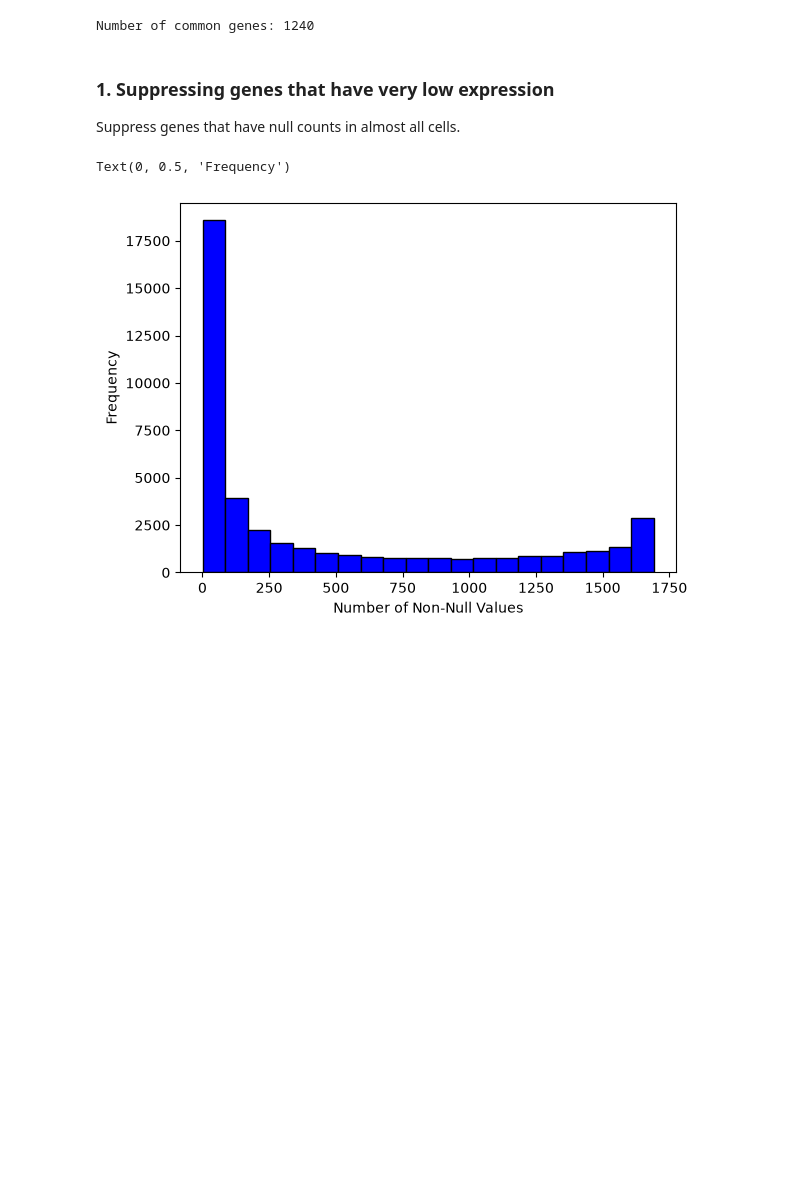
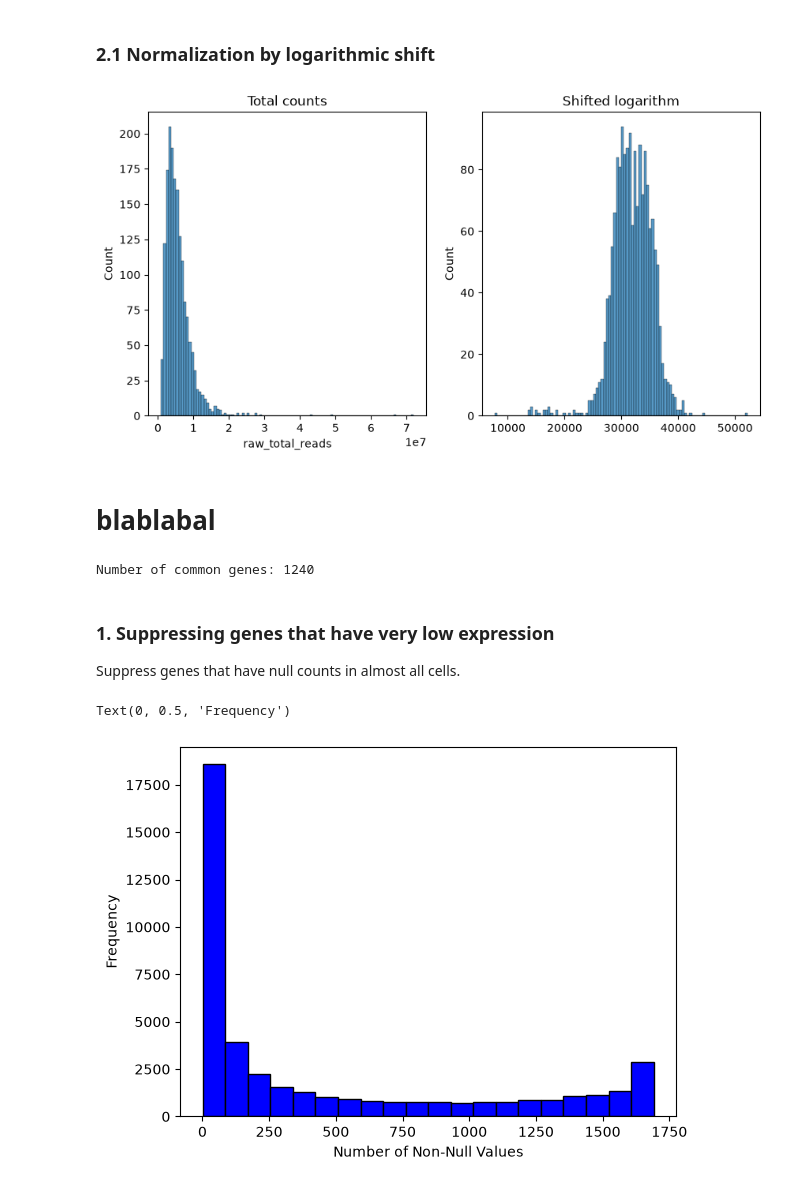
Before and after one commit to erenkumak/Computational-Systems-Biology-of-Cancer---Project-, a Jupyter notebook: QC_programms/QC_gene_filtering.ipynb, the cells around one changed output. Saved outputs shown, nothing was run; the diff lists cells and outputs as text; code cells hidden in the pictures; blank space fills up the shorter version.

```diff
--- a/QC_programms/QC_gene_filtering.ipynb
+++ b/QC_programms/QC_gene_filtering.ipynb
@@ -72 +80,18 @@ AnnData object with n_obs × n_vars = 1691 × 43152
+# %% [markdown]
+### 2.1 Normalization by logarithmic shift
+# %%
+scales_counts = sc.pp.normalize_total(adata, target_sum=None, inplace=False)
+# log1p transform
+adata.layers["log1p_norm"] = sc.pp.log1p(scales_counts["X"], copy=True)
+# %%
+fig, axes = plt.subplots(1, 2, figsize=(10, 5))
+p1 = sns.histplot(adata.obs["raw_total_reads"], bins=100, kde=False, ax=axes[0])
+axes[0].set_title("Total counts")
+p2 = sns.histplot(adata.layers["log1p_norm"].sum(1), bins=100, kde=False, ax=axes[1])
+axes[1].set_title("Shifted logarithm")
+plt.show()
+# %% [output]
+[figure, added]
+# %% [markdown]
+# blablabal
 # %%
```
Also changed, not shown: parts of 13 cells of this notebook, 1 other file.
